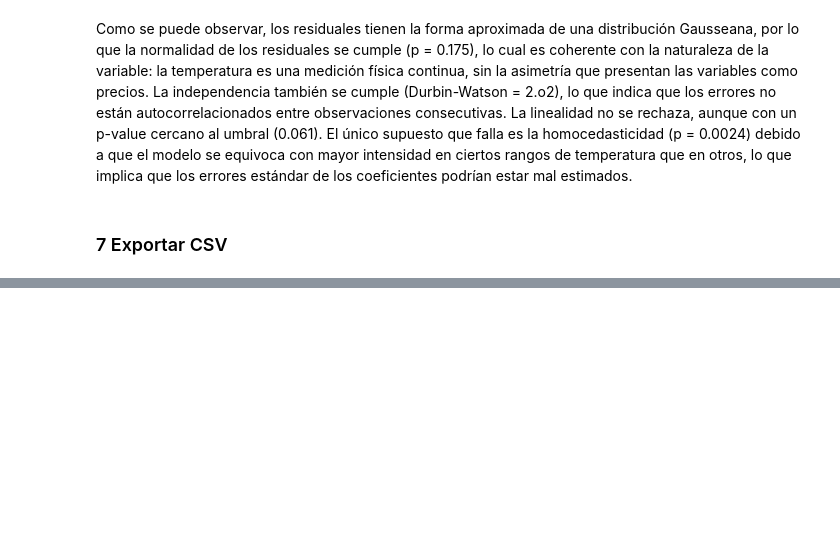
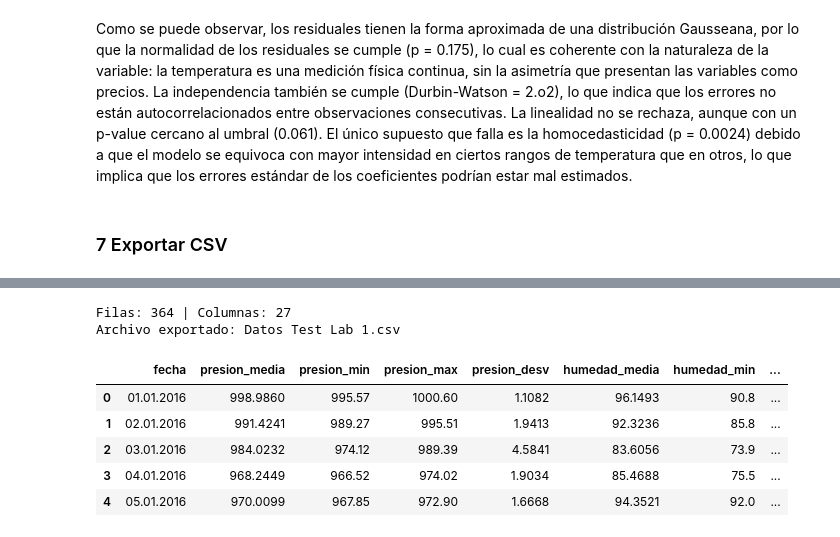
Before and after one commit to mzambranob/Fork-MaterialDeClase-ISIS-2611, a Jupyter notebook: 202620/Laboratorios/L1/laboratorio_1.ipynb, the cells around one changed output, grey strips where cells are left out. Cells and saved outputs as stored; diff of their text form; code cells hidden in the pictures; blank space fills up the shorter version.

Commit message:
idk datos no guardados del lab 1 pd. tengo que cambiar unas cosas del notebook pero lo tengo por fuera del repo D:

```diff
--- a/202620/Laboratorios/L1/laboratorio_1.ipynb
+++ b/202620/Laboratorios/L1/laboratorio_1.ipynb
@@ -1173,0 +1177,8 @@ print("Filas del archivo original:", len(sin_etiqueta))
+# %%
+# (3) Reentrenar
+mejor_pipeline = pipelines_candidatos[mejores_nombres[0]]
+mejor_pipeline.fit(X, y)
+
+# (4) Predecir
+predicciones_entrega = mejor_pipeline.predict(X_entrega)
+print(pd.Series(predicciones_entrega).describe().round(3))
@@ -1173,0 +1195,20 @@ print("Filas del archivo original:", len(sin_etiqueta))
+# %%
+# (5) Exportar
+entrega = pd.read_csv("data/Datos Test Lab 1.csv")
+entrega[OBJETIVO] = predicciones_entrega
+
+print("Filas:", len(entrega), "| Columnas:", entrega.shape[1])
+assert len(entrega) == len(sin_etiqueta), "Se perdieron filas"
+
+entrega.to_csv("Datos Test Lab 1.csv", index=False)
+print("Archivo exportado: Datos Test Lab 1.csv")
+entrega.head()
+# %% [output]
+Filas: 364 | Columnas: 27
+Archivo exportado: Datos Test Lab 1.csv
+|  | fecha | presion_media | presion_min | presion_max | presion_desv | humedad_media | humedad_min | ... |
+| 0 | 01.01.2016 | 998.9860 | 995.57 | 1000.60 | 1.1082 | 96.1493 | 90.8 | ... |
+| 1 | 02.01.2016 | 991.4241 | 989.27 | 995.51 | 1.9413 | 92.3236 | 85.8 | ... |
+| 2 | 03.01.2016 | 984.0232 | 974.12 | 989.39 | 4.5841 | 83.6056 | 73.9 | ... |
+| 3 | 04.01.2016 | 968.2449 | 966.52 | 974.02 | 1.9034 | 85.4688 | 75.5 | ... |
+| 4 | 05.01.2016 | 970.0099 | 967.85 | 972.90 | 1.6668 | 94.3521 | 92.0 | ... |
```
Also changed, not shown: parts of 2 cells of this notebook.
